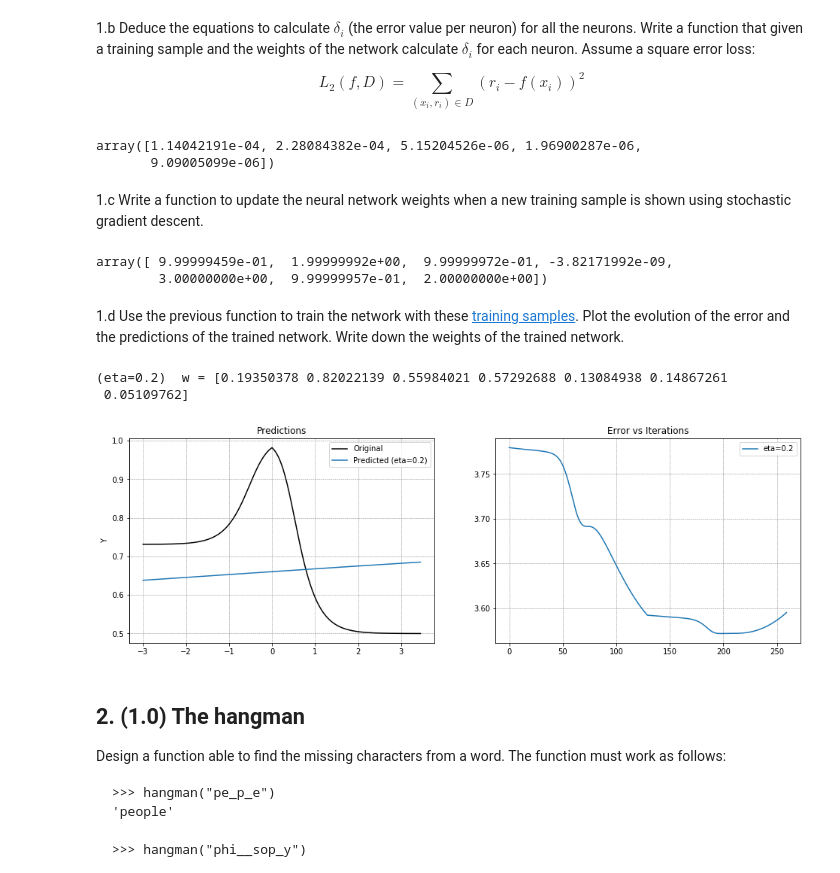
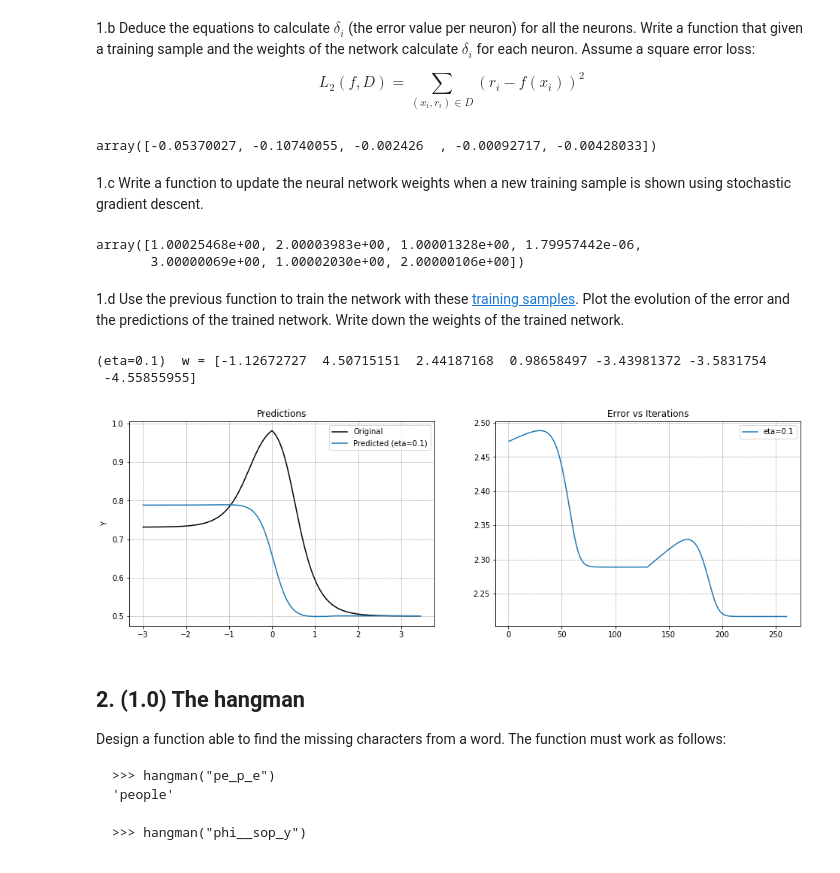
Before and after one commit to ingJSNA/machineLearning2018, a Jupyter notebook: assign4/ml-assign4-jsnavarroa.ipynb, the cells around one changed output. Cells and saved outputs as stored; diff of their text form; code cells hidden in the pictures.

```diff
--- a/assign4/ml-assign4-jsnavarroa.ipynb
+++ b/assign4/ml-assign4-jsnavarroa.ipynb
@@ -137,7 +137,7 @@ def bp(x, y, w):
     w13, w12, w14, w32, w42, w53, w54 = w
     d1, d2, d3, d4, d5 = delta
 
-    d1 = sigmoid_derivative(a4) * square_error(y, z1)
+    d1 = sigmoid_derivative(a1) * (z1 - y)
 
     d2 = relu_derivative(a2) * (d1*w12)
 
@@ -158,8 +158,7 @@ y=0.731204118803
 w = [1, 2, 1, 0, 3, 1, 2]
 bp(x, y, w)
 # %% [output]
-array([1.14042191e-04, 2.28084382e-04, 5.15204526e-06, 1.96900287e-06,
-       9.09005099e-06])
+array([-0.05370027, -0.10740055, -0.002426  , -0.00092717, -0.00428033])
 # %% [markdown]
 1.c Write a function to update the neural network weights when a new training sample is shown using stochastic gradient descent.
 # %%
@@ -204,8 +203,8 @@ w = [1, 2, 1, 0, 3, 1, 2]
 eta = 0.1
 train_step(x, y, w, eta)
 # %% [output]
-array([ 9.99999459e-01,  1.99999992e+00,  9.99999972e-01, -3.82171992e-09,
-        3.00000000e+00,  9.99999957e-01,  2.00000000e+00])
+array([1.00025468e+00, 2.00003983e+00, 1.00001328e+00, 1.79957442e-06,
+       3.00000069e+00, 1.00002030e+00, 2.00000106e+00])
 # %% [markdown]
 1.d Use the previous function to train the network with these [training samples](http://fagonzalezo.github.io/ml/samples_assign4.txt).  Plot the evolution of the error and the predictions of the trained network. Write down the weights of the trained network.
 # %%
@@ -233,47 +232,48 @@ def evalOnDataSet(X, Y, w):
     Y_pred = predict(X, w)
     return mean_squared_error(Y, Y_pred) * len(Y)
 
-def experiment(X, Y, w, eta=0.01):
-    error_by_iteration = []
-    for epoch in range(2):
+def experiment(X, Y, w, eta=0.01, epochs=2):
+    error = []
+    for epoch in range(epochs):
         for x, y in zip(X, Y):
             w = train_step(x, y, w, eta)
-            error_by_iteration.append(evalOnDataSet(X, Y, w))
+            error.append(evalOnDataSet(X, Y, w))
 
     Y_pred = predict(X, w)
-    return w, Y_pred, error_by_iteration
+    return w, Y_pred, error
 
 # Training the network
 np.random.seed(42)
-initial_w = np.random.rand(7)
+initial_w = (np.random.rand(7)-0.5)*10
 etas = np.linspace(0, 1, num=5)
-etas = [0.2]
+etas = [0.1]
 
 fig, (ax1, ax2) = plt.subplots(1, 2, figsize=(8*2, 5))
 ax1.plot(X, Y, label='Original', color='black')
 
 for eta in etas:
-    w, Y_pred, error_by_iteration = experiment(X, Y, initial_w, eta=eta)
+    w, Y_pred, error_by_iter = experiment(X, Y, initial_w, eta=eta, epochs=2)
     print("(eta={})  w = {}".format(eta, w))
 
     # Plot the predictions
     ax1.plot(X, Y_pred, label='Predicted (eta={})'.format(eta))
     ax1.set_title("Predictions")
     ax1.set_ylabel('Y')
     ax1.grid(color='gray', linestyle='--', linewidth=0.5)
     ax1.legend()
 
+    i = range(1, len(error_by_iter) +1)
     ax2.set_title("Error vs Iterations")
-    ax2.plot(range(len(error_by_iteration)), error_by_iteration, label='eta={}'.format(eta))
+    ax2.plot(i, error_by_iter, label='eta={}'.format(eta))
     ax2.grid(color='gray', linestyle='--', linewidth=0.5)
     ax2.legend()
 
 
 plt.show()
 # %% [output]
-(eta=0.2)  w = [0.19350378 0.82022139 0.55984021 0.57292688 0.13084938 0.14867261
- 0.05109762]
+(eta=0.1)  w = [-1.12672727  4.50715151  2.44187168  0.98658497 -3.43981372 -3.5831754
+ -4.55855955]
-[figure, old version]
+[figure, new version]
 # %% [markdown]
 ## 2. (1.0) The hangman
 
```
